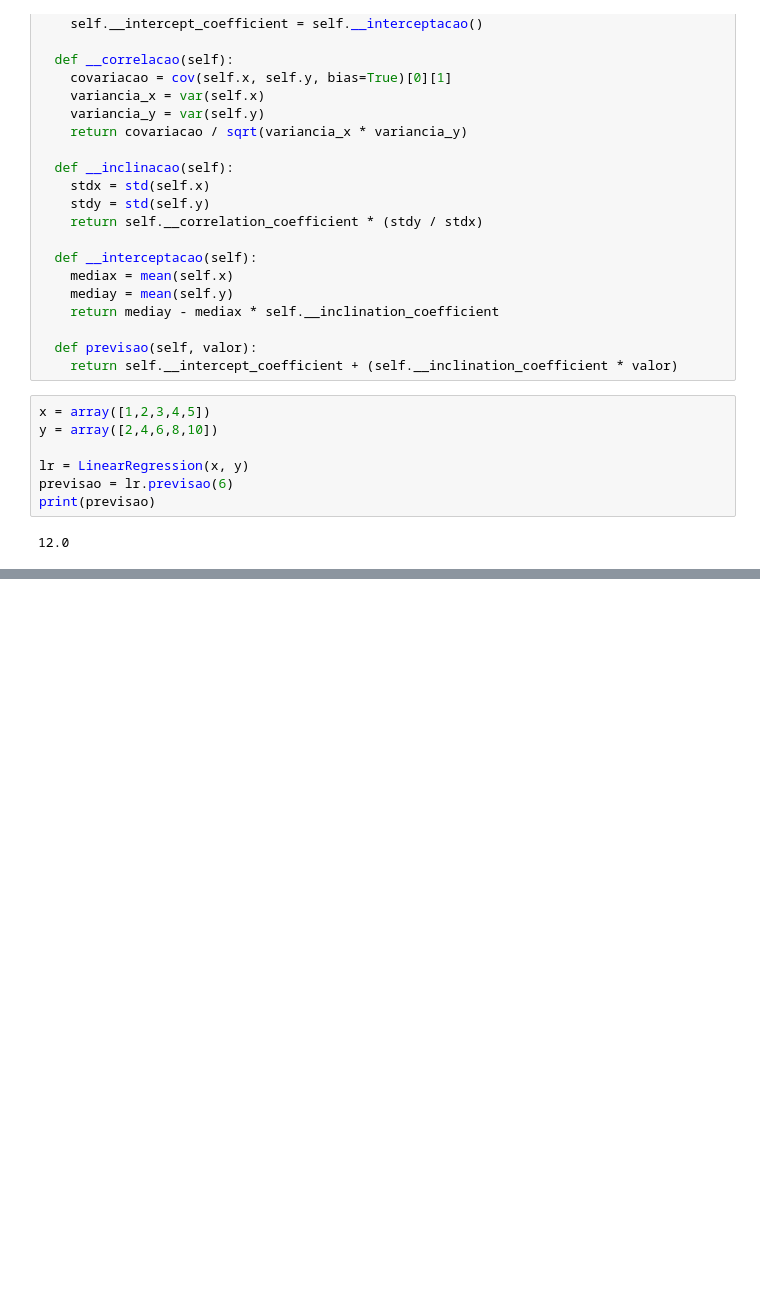
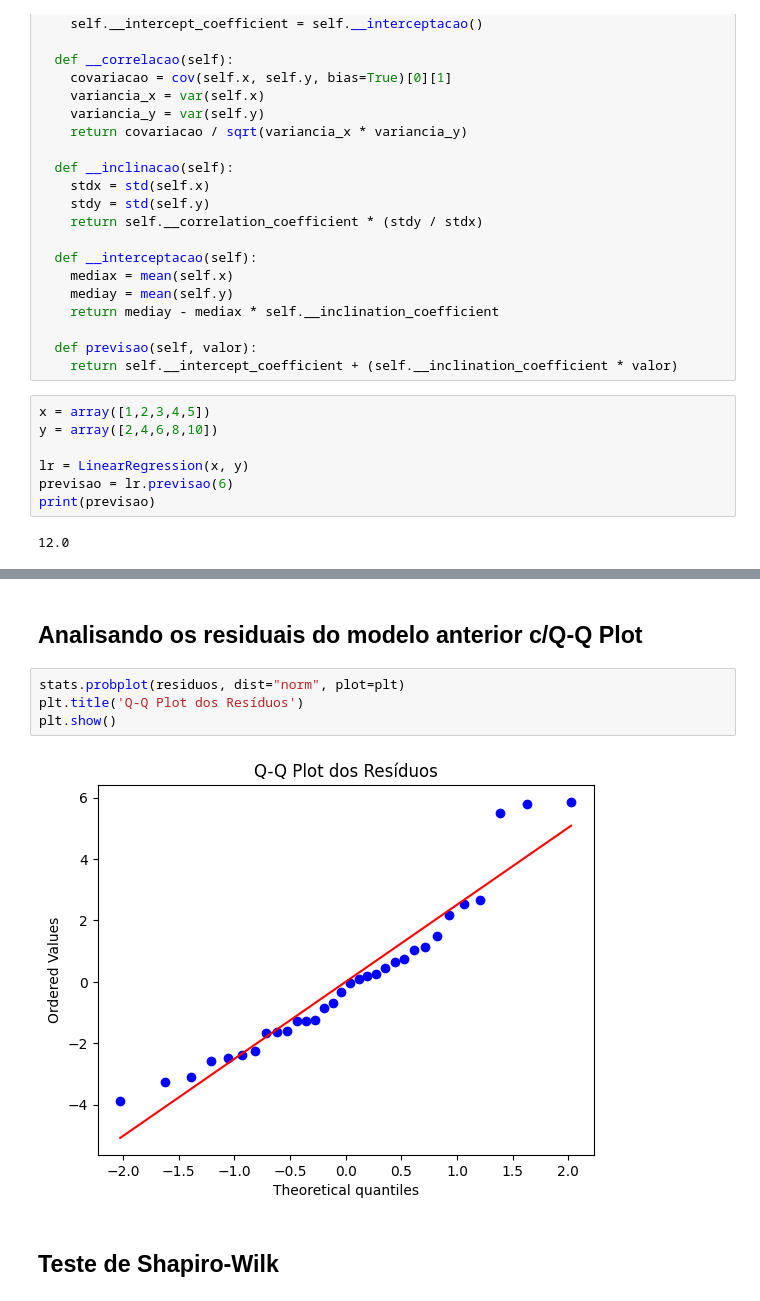
Before and after one commit to AngeloCarnevale/machine-learning, a Jupyter notebook: machine_learning.ipynb, the cells around one changed output, grey strips where cells are left out. Cells and saved outputs as stored; diff of their text form; blank space fills up the shorter version.

```diff
--- a/machine_learning.ipynb
+++ b/machine_learning.ipynb
@@ -40,0 +144,10 @@ print(previsao)
+# %% [markdown]
+## Analisando os residuais do modelo anterior c/Q-Q Plot
+# %%
+stats.probplot(residuos, dist="norm", plot=plt)
+plt.title('Q-Q Plot dos Resíduos')
+plt.show()
+# %% [output]
+[figure, added]
+# %% [markdown]
+## Teste de Shapiro-Wilk
```
Also changed, not shown: parts of 15 cells of this notebook.
